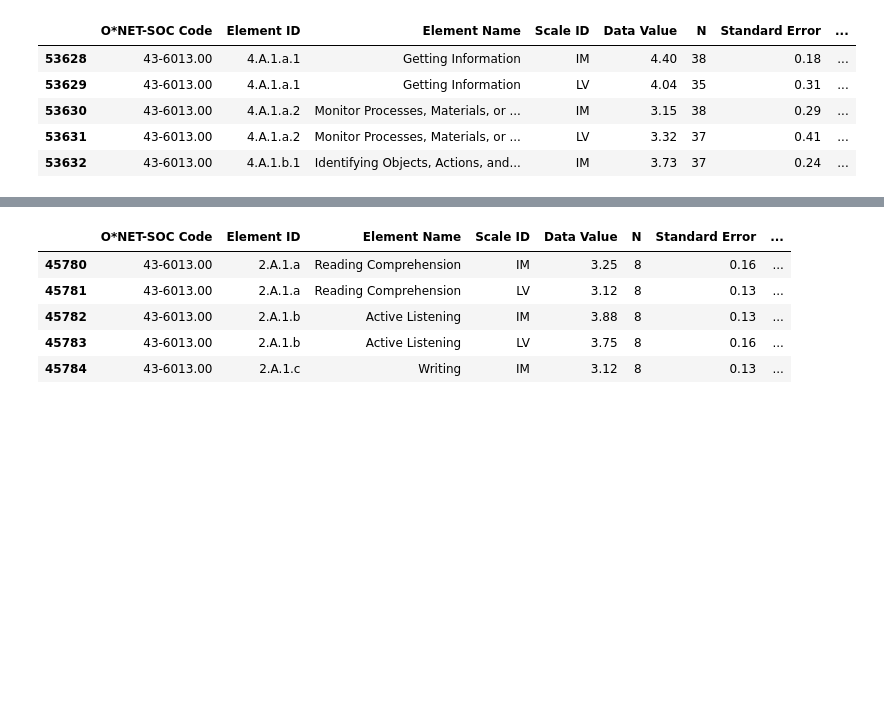
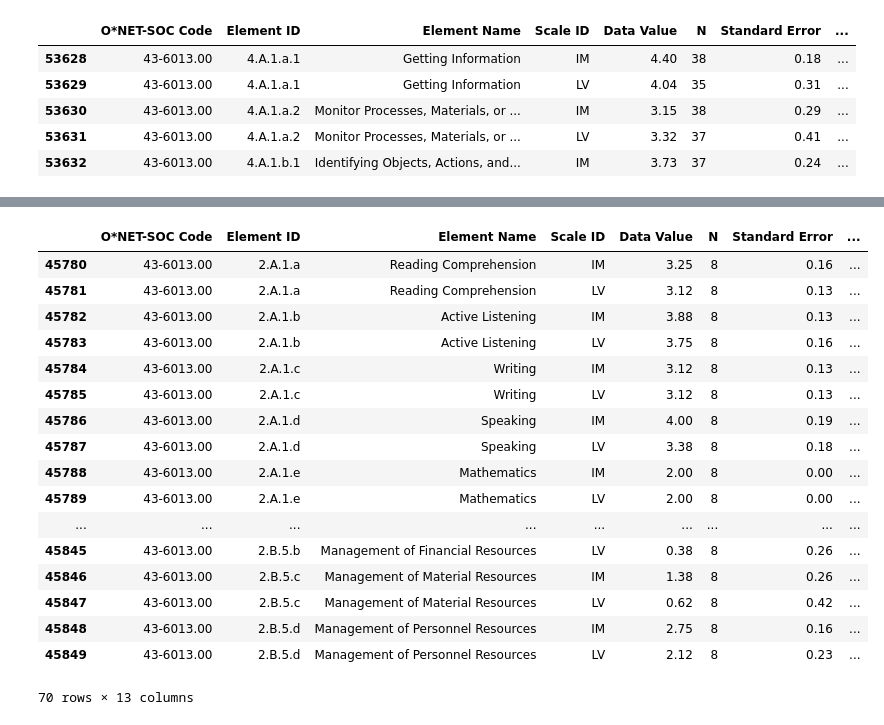
Before and after one commit to PDuckworth/FutureOf, a Jupyter notebook: FutureOfHealthcare/variable_investigation.ipynb, the cells around one changed output, grey strips where cells are left out. Drawn from its saved outputs; the diff is of its cells as text; code cells hidden in the pictures; blank space fills up the shorter version.

```diff
--- a/FutureOfHealthcare/variable_investigation.ipynb
+++ b/FutureOfHealthcare/variable_investigation.ipynb
@@ -219,15 +216,27 @@ tech = pd.read_table(os.path.join(datasets, 'databases/db2016/Tools and Technolo
 # %%
 #SKills:
 skills = pd.read_table(os.path.join(datasets, 'databases/db2016/Skills.txt'), sep='\t')
 skills.head()
 
-skills[ skills['O*NET-SOC Code'] == '43-6013.00'].head()
+skills[ skills['O*NET-SOC Code'] == '43-6013.00']
 # %% [output]
 |  | O*NET-SOC Code | Element ID | Element Name | Scale ID | Data Value | N | Standard Error | ... |
 | 45780 | 43-6013.00 | 2.A.1.a | Reading Comprehension | IM | 3.25 | 8 | 0.16 | ... |
 | 45781 | 43-6013.00 | 2.A.1.a | Reading Comprehension | LV | 3.12 | 8 | 0.13 | ... |
 | 45782 | 43-6013.00 | 2.A.1.b | Active Listening | IM | 3.88 | 8 | 0.13 | ... |
 | 45783 | 43-6013.00 | 2.A.1.b | Active Listening | LV | 3.75 | 8 | 0.16 | ... |
 | 45784 | 43-6013.00 | 2.A.1.c | Writing | IM | 3.12 | 8 | 0.13 | ... |
+| 45785 | 43-6013.00 | 2.A.1.c | Writing | LV | 3.12 | 8 | 0.13 | ... |
+| 45786 | 43-6013.00 | 2.A.1.d | Speaking | IM | 4.00 | 8 | 0.19 | ... |
+| 45787 | 43-6013.00 | 2.A.1.d | Speaking | LV | 3.38 | 8 | 0.18 | ... |
+| 45788 | 43-6013.00 | 2.A.1.e | Mathematics | IM | 2.00 | 8 | 0.00 | ... |
+| 45789 | 43-6013.00 | 2.A.1.e | Mathematics | LV | 2.00 | 8 | 0.00 | ... |
+| ... | ... | ... | ... | ... | ... | ... | ... | ... |
+| 45845 | 43-6013.00 | 2.B.5.b | Management of Financial Resources | LV | 0.38 | 8 | 0.26 | ... |
+| 45846 | 43-6013.00 | 2.B.5.c | Management of Material Resources | IM | 1.38 | 8 | 0.26 | ... |
+| 45847 | 43-6013.00 | 2.B.5.c | Management of Material Resources | LV | 0.62 | 8 | 0.42 | ... |
+| 45848 | 43-6013.00 | 2.B.5.d | Management of Personnel Resources | IM | 2.75 | 8 | 0.16 | ... |
+| 45849 | 43-6013.00 | 2.B.5.d | Management of Personnel Resources | LV | 2.12 | 8 | 0.23 | ... |
+70 rows × 13 columns
 # %%
 # WA[ (WA["Element ID"] == "2.A.1.a")
```
Also changed, not shown: parts of 4 cells of this notebook, 1 other file.
